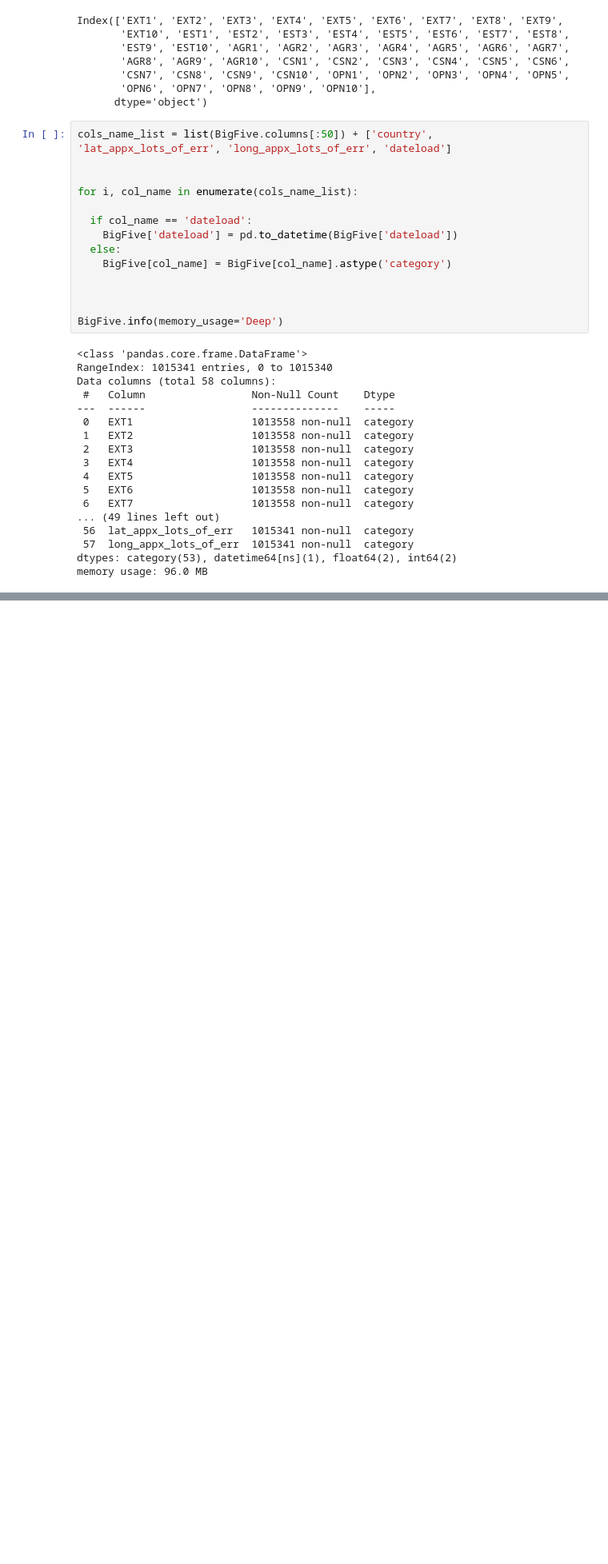
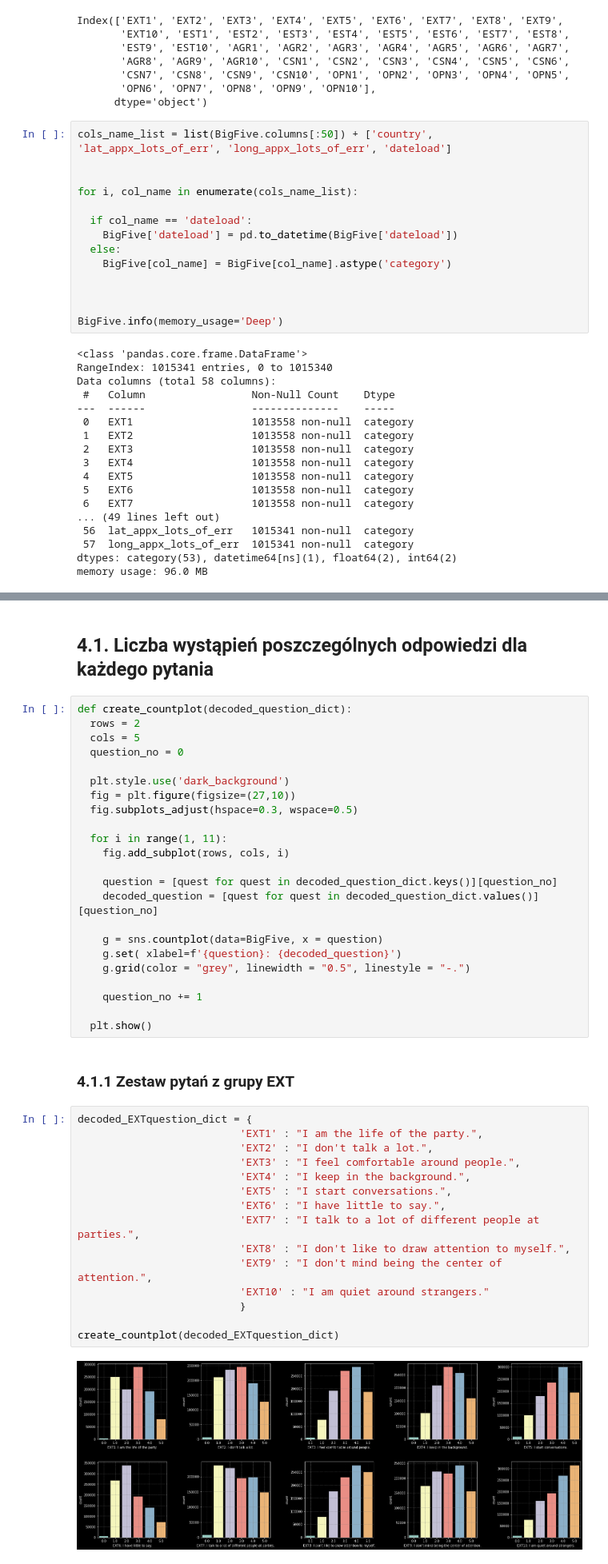
Before and after one commit to ArminD93/BigFivePersonalityTest, a Jupyter notebook: BigFivePersonality.ipynb, the cells around one changed output, grey strips where cells are left out. Shown at 80% size. Drawn from its saved outputs; the diff is of its cells as text; blank space fills up the shorter version.

Commit message:
Liczba wystąpień poszczególnych odpowiedzi dla każdego pytania

```diff
--- a/BigFivePersonality.ipynb
+++ b/BigFivePersonality.ipynb
@@ -165,0 +175,44 @@ memory usage: 96.0 MB
+# %% [markdown]
+## <a name='6'></a>4.1. Liczba wystąpień poszczególnych odpowiedzi dla każdego pytania
+# %%
+def create_countplot(decoded_question_dict):
+  rows = 2
+  cols = 5
+  question_no = 0
+
+  plt.style.use('dark_background')
+  fig = plt.figure(figsize=(27,10))
+  fig.subplots_adjust(hspace=0.3, wspace=0.5)
+
+  for i in range(1, 11):
+    fig.add_subplot(rows, cols, i)
+
+    question = [quest for quest in decoded_question_dict.keys()][question_no]
+    decoded_question = [quest for quest in decoded_question_dict.values()][question_no]
+
+    g = sns.countplot(data=BigFive, x = question)
+    g.set( xlabel=f'{question}: {decoded_question}')
+    g.grid(color = "grey", linewidth = "0.5", linestyle = "-.")
+
+    question_no += 1
+
+  plt.show()
+# %% [markdown]
+### <a name='7'></a>4.1.1 Zestaw pytań z grupy EXT
+# %%
+decoded_EXTquestion_dict = {
+                          'EXT1' : "I am the life of the party.",
+                          'EXT2' : "I don't talk a lot.",
+                          'EXT3' : "I feel comfortable around people.",
+                          'EXT4' : "I keep in the background.",
+                          'EXT5' : "I start conversations.",
+                          'EXT6' : "I have little to say.",
+                          'EXT7' : "I talk to a lot of different people at parties.",
+                          'EXT8' : "I don't like to draw attention to myself.",
+                          'EXT9' : "I don't mind being the center of attention.",
+                          'EXT10' : "I am quiet around strangers."
+                          }
+
+create_countplot(decoded_EXTquestion_dict)
+# %% [output]
+[figure, added]
```
Also changed, not shown: parts of 10 cells of this notebook.
